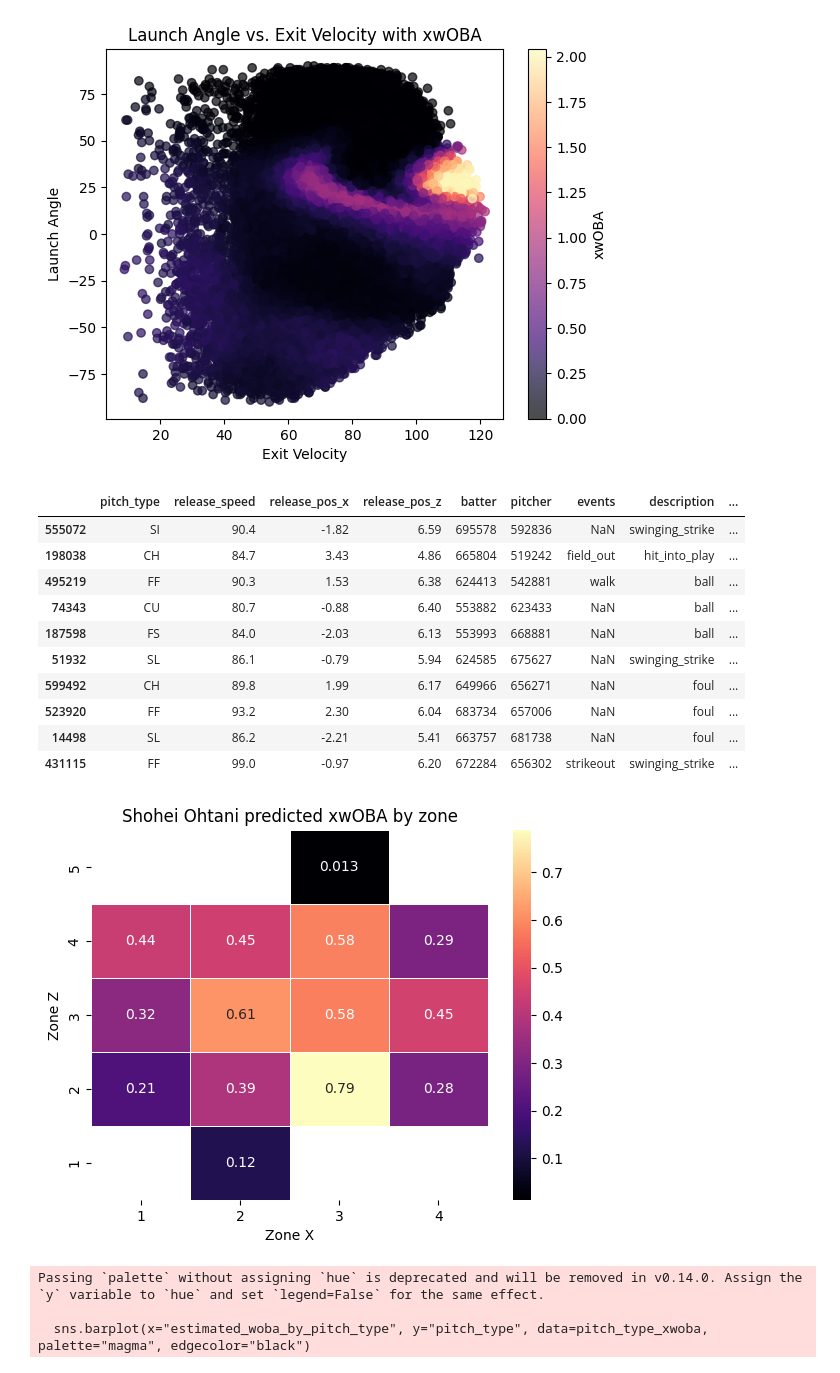
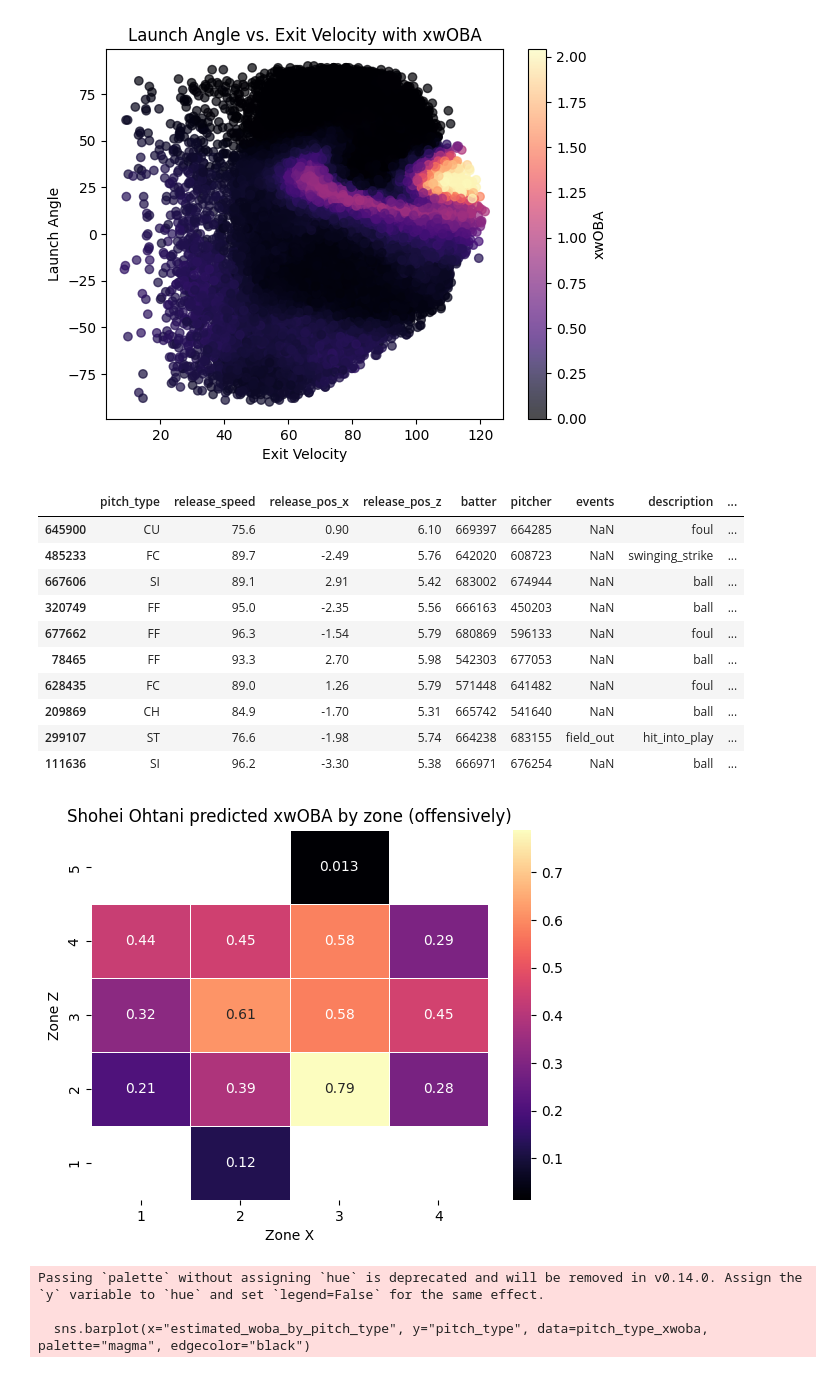
Before and after one commit to zybecker/DS-5500, a Jupyter notebook: XGBoost/Updated XGBoost.ipynb, the cells around one changed output. Drawn from its saved outputs; the diff is of its cells as text; code cells hidden in the pictures.

```diff
--- a/XGBoost/Updated XGBoost.ipynb
+++ b/XGBoost/Updated XGBoost.ipynb
@@ -68,9 +68,14 @@ zone_success = pitch_data_bip.groupby(["batter", "zone_x", "zone_z"])["xwOBA_KNN
 pitch_type_success = pitch_data_bip.groupby(["batter", "pitch_type"])[target].mean().reset_index()
 pitch_type_success.rename(columns={target: "estimated_woba_by_pitch_type"}, inplace=True)
 
+pitcher_zone_xwoba = pitch_data_bip.groupby(["pitcher", "zone_x", "zone_z"])[target].mean().reset_index()
+pitcher_zone_xwoba.rename(columns={target: "pitcher_zone_xwoba_allowed"}, inplace=True)
+
+
 pitch_data = pitch_data.drop(columns=["estimated_woba_using_speedangle_zone_avg"], errors="ignore")
 pitch_data = pitch_data.merge(zone_success, on=["batter", "zone_x", "zone_z"], how="left")
 pitch_data = pitch_data.merge(pitch_type_success, on=["batter", "pitch_type"], how="left")
+pitch_data = pitch_data.merge(pitcher_zone_xwoba, on=["pitcher", "zone_x", "zone_z"], how="left")
 pitch_data.rename(columns={"xwOBA_KNN": "estimated_woba_using_speedangle_zone_avg"}, inplace=True)
 # %%
 #plot to help visualize the K-Nearest Neighbors
@@ -90,34 +95,34 @@ plt.show()
 pitch_data.sample(10)
 # %% [output]
 |  | pitch_type | release_speed | release_pos_x | release_pos_z | batter | pitcher | events | description | ... |
-| 555072 | SI | 90.4 | -1.82 | 6.59 | 695578 | 592836 | NaN | swinging_strike | ... |
-| 198038 | CH | 84.7 | 3.43 | 4.86 | 665804 | 519242 | field_out | hit_into_play | ... |
-| 495219 | FF | 90.3 | 1.53 | 6.38 | 624413 | 542881 | walk | ball | ... |
-| 74343 | CU | 80.7 | -0.88 | 6.40 | 553882 | 623433 | NaN | ball | ... |
-| 187598 | FS | 84.0 | -2.03 | 6.13 | 553993 | 668881 | NaN | ball | ... |
-| 51932 | SL | 86.1 | -0.79 | 5.94 | 624585 | 675627 | NaN | swinging_strike | ... |
-| 599492 | CH | 89.8 | 1.99 | 6.17 | 649966 | 656271 | NaN | foul | ... |
-| 523920 | FF | 93.2 | 2.30 | 6.04 | 683734 | 657006 | NaN | foul | ... |
-| 14498 | SL | 86.2 | -2.21 | 5.41 | 663757 | 681738 | NaN | foul | ... |
-| 431115 | FF | 99.0 | -0.97 | 6.20 | 672284 | 656302 | strikeout | swinging_strike | ... |
+| 645900 | CU | 75.6 | 0.90 | 6.10 | 669397 | 664285 | NaN | foul | ... |
+| 485233 | FC | 89.7 | -2.49 | 5.76 | 642020 | 608723 | NaN | swinging_strike | ... |
+| 667606 | SI | 89.1 | 2.91 | 5.42 | 683002 | 674944 | NaN | ball | ... |
+| 320749 | FF | 95.0 | -2.35 | 5.56 | 666163 | 450203 | NaN | ball | ... |
+| 677662 | FF | 96.3 | -1.54 | 5.79 | 680869 | 596133 | NaN | foul | ... |
+| 78465 | FF | 93.3 | 2.70 | 5.98 | 542303 | 677053 | NaN | ball | ... |
+| 628435 | FC | 89.0 | 1.26 | 5.79 | 571448 | 641482 | NaN | foul | ... |
+| 209869 | CH | 84.9 | -1.70 | 5.31 | 665742 | 541640 | NaN | ball | ... |
+| 299107 | ST | 76.6 | -1.98 | 5.74 | 664238 | 683155 | field_out | hit_into_play | ... |
+| 111636 | SI | 96.2 | -3.30 | 5.38 | 666971 | 676254 | NaN | ball | ... |
 # %%
 #For an example, here are the xwOBA predictions by zone for Shohei Ohtani given his launch angle and exit velocity data
 
 ohtani_data = pitch_data[pitch_data["batter"] == 660271]
 pivot_table = ohtani_data.pivot_table(
     values="estimated_woba_using_speedangle_zone_avg",
     index="zone_z",
     columns="zone_x",
     aggfunc="mean")
 
 sns.heatmap(pivot_table, annot=True, cbar=True, cmap="magma", linewidths=0.5)
 plt.xlabel("Zone X")
 plt.ylabel("Zone Z")
-plt.title("Shohei Ohtani predicted xwOBA by zone")
+plt.title("Shohei Ohtani predicted xwOBA by zone (offensively)")
 plt.gca().invert_yaxis()
 plt.show()
 # %% [output]
-[figure, old version]
+[figure, new version]
 # %%
 pitch_type_xwoba = ohtani_data.groupby("pitch_type")["estimated_woba_by_pitch_type"].mean().reset_index()
 pitch_type_xwoba = pitch_type_xwoba.sort_values(by="estimated_woba_by_pitch_type", ascending=False)
```
Also changed, not shown: parts of 7 cells of this notebook.
